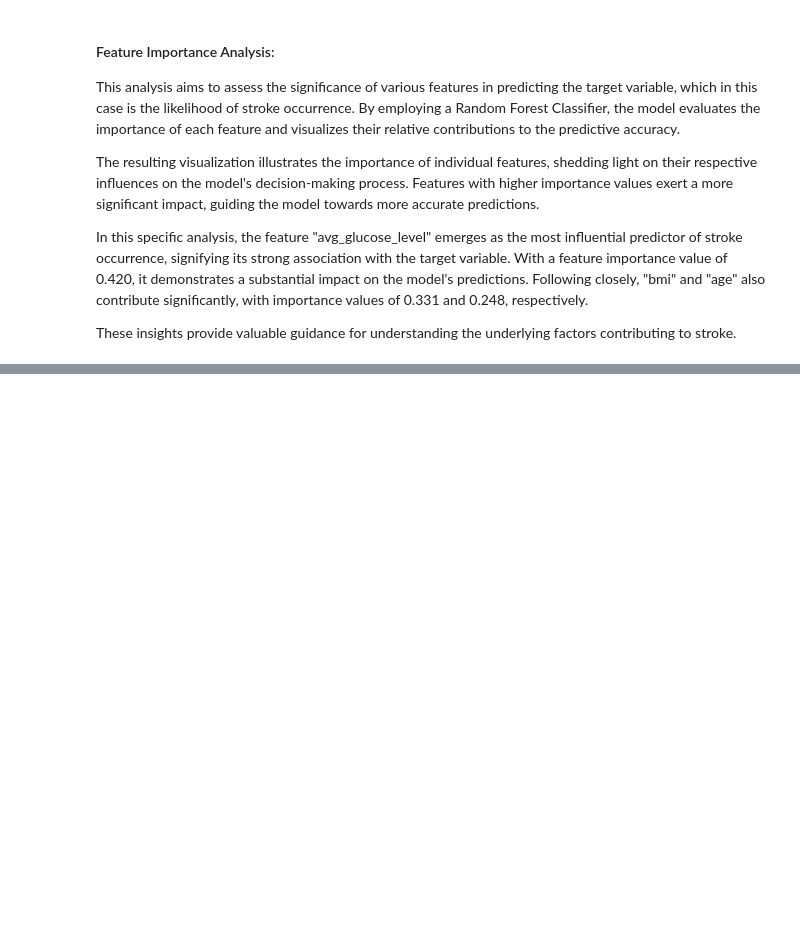
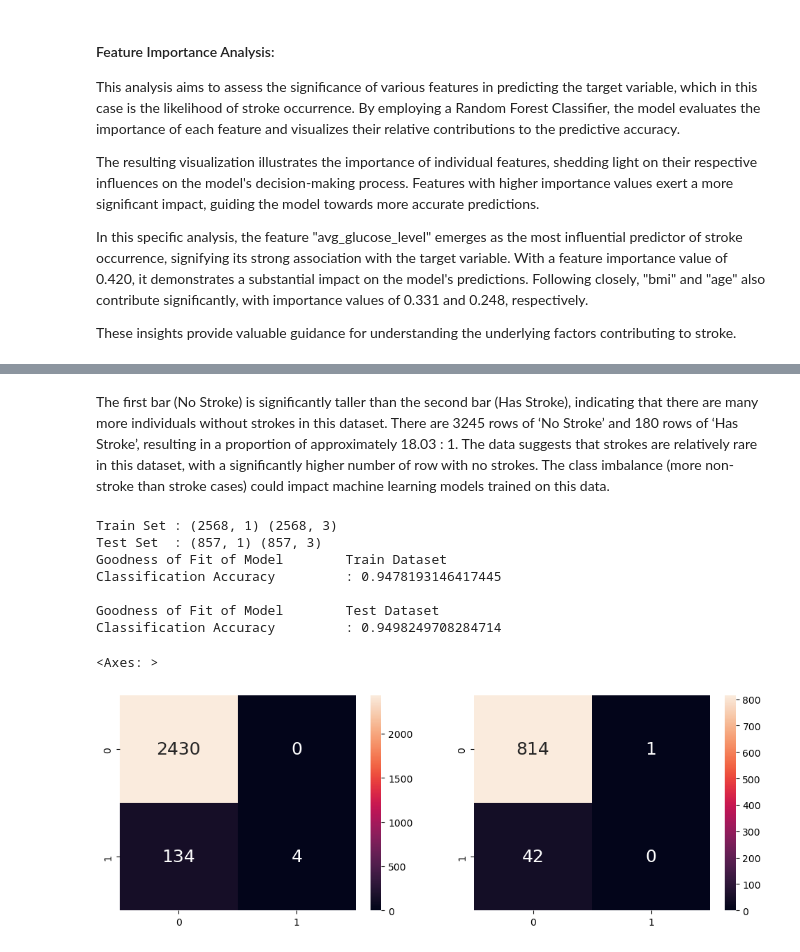
Before and after one commit to DylanTYX/SC1015-MiniProject, a Jupyter notebook: Exploratory Data Analysis.ipynb, the cells around one changed output, grey strips where cells are left out. Drawn from its saved outputs; the diff is of its cells as text; code cells hidden in the pictures; blank space fills up the shorter version.

```diff
--- a/Exploratory Data Analysis.ipynb
+++ b/Exploratory Data Analysis.ipynb
@@ -921,0 +935,52 @@ These insights provide valuable guidance for understanding the underlying factor
+# %% [markdown]
+The first bar (No Stroke) is significantly taller than the second bar (Has Stroke), indicating that there are many more individuals without strokes in this dataset. There are 3245 rows of ‘No Stroke’ and 180 rows of ‘Has Stroke’, resulting in a proportion of approximately 18.03 : 1. The data suggests that strokes are relatively rare in this dataset, with a significantly higher number of row with no strokes. The class imbalance (more non-stroke than stroke cases) could impact machine learning models trained on this data.
+# %%
+# Extract Response and Predictors
+y = pd.DataFrame(traindata["stroke"])
+
+# x = pd.DataFrame(traindata[[ "avg_glucose_level", "bmi", "hypertension", "heart_disease", "smoking_status"]])
+x = pd.DataFrame(traindata[[ "avg_glucose_level", "bmi", "age"]])
+# Split the Dataset into Train and Test
+x_train, x_test, y_train, y_test = train_test_split(x, y, test_size = 0.25)
+
+# Check the sample sizes
+print("Train Set :", y_train.shape, x_train.shape)
+print("Test Set  :", y_test.shape, x_test.shape)
+
+# Import DecisionTreeClassifier model from Scikit-Learn
+from sklearn.tree import DecisionTreeClassifier
+
+# Decision Tree using Train Data
+dectree = DecisionTreeClassifier(max_depth = 3)  # create the decision tree object
+dectree.fit(x_train, y_train)                    # train the decision tree model
+
+# Predict Response corresponding to Predictors
+y_train_pred = dectree.predict(x_train)
+y_test_pred = dectree.predict(x_test)
+
+# Check the Goodness of Fit (on Train Data)
+print("Goodness of Fit of Model \tTrain Dataset")
+print("Classification Accuracy \t:", dectree.score(x_train, y_train))
+print()
+
+# Check the Goodness of Fit (on Test Data)
+print("Goodness of Fit of Model \tTest Dataset")
+print("Classification Accuracy \t:", dectree.score(x_test, y_test))
+print()
+
+# Plot the Confusion Matrix for Train and Test
+f, axes = plt.subplots(1, 2, figsize=(12, 4))
+sb.heatmap(confusion_matrix(y_train, y_train_pred),
+           annot = True, fmt=".0f", annot_kws={"size": 18}, ax = axes[0])
+sb.heatmap(confusion_matrix(y_test, y_test_pred),
+           annot = True, fmt=".0f", annot_kws={"size": 18}, ax = axes[1])
+# %% [output]
+Train Set : (2568, 1) (2568, 3)
+Test Set  : (857, 1) (857, 3)
+Goodness of Fit of Model        Train Dataset
+Classification Accuracy         : 0.9478193146417445
+
+Goodness of Fit of Model        Test Dataset
+Classification Accuracy         : 0.9498249708284714
+<Axes: >
+[figure, added]
```
Also changed, not shown: parts of 6 cells of this notebook.
